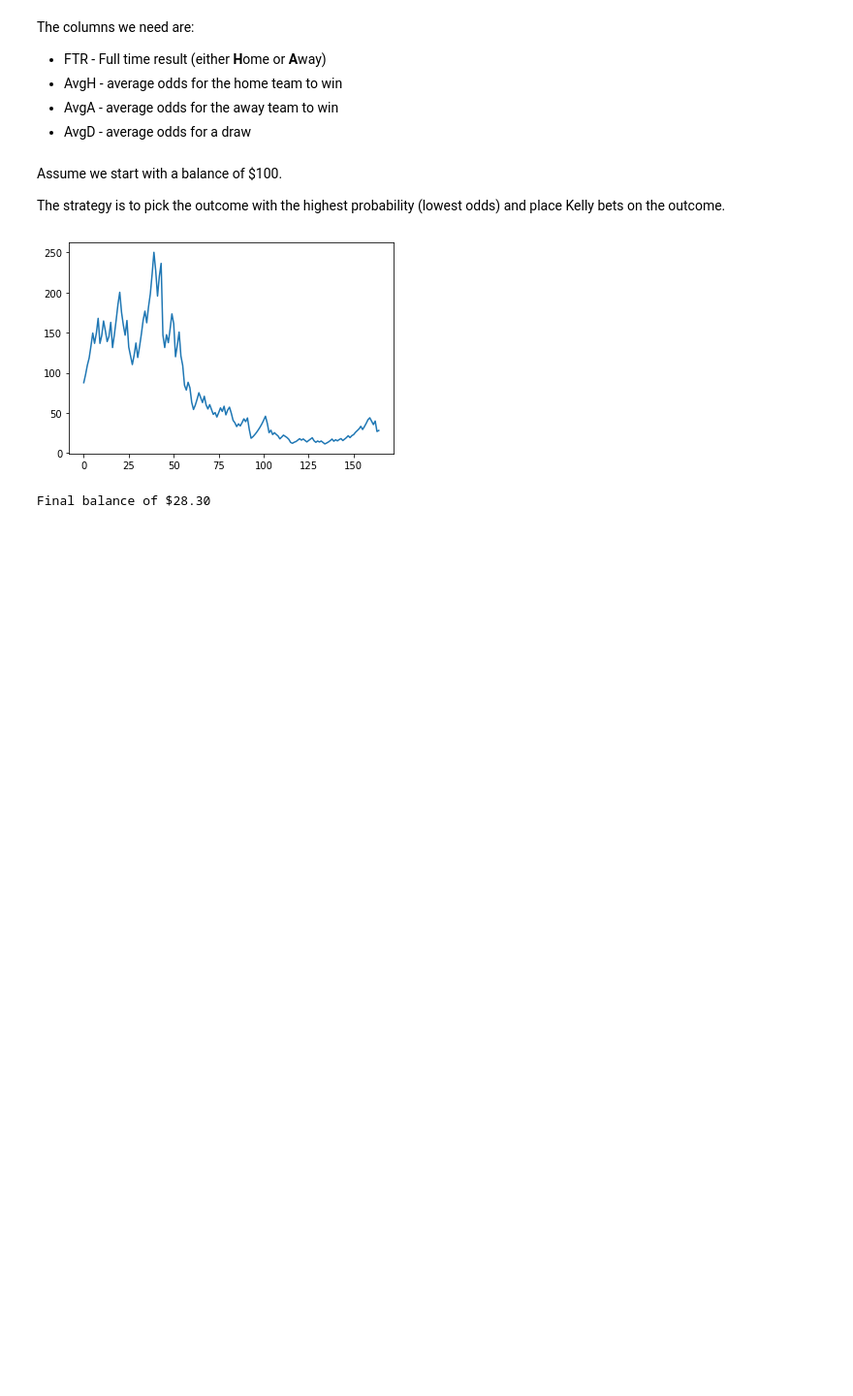
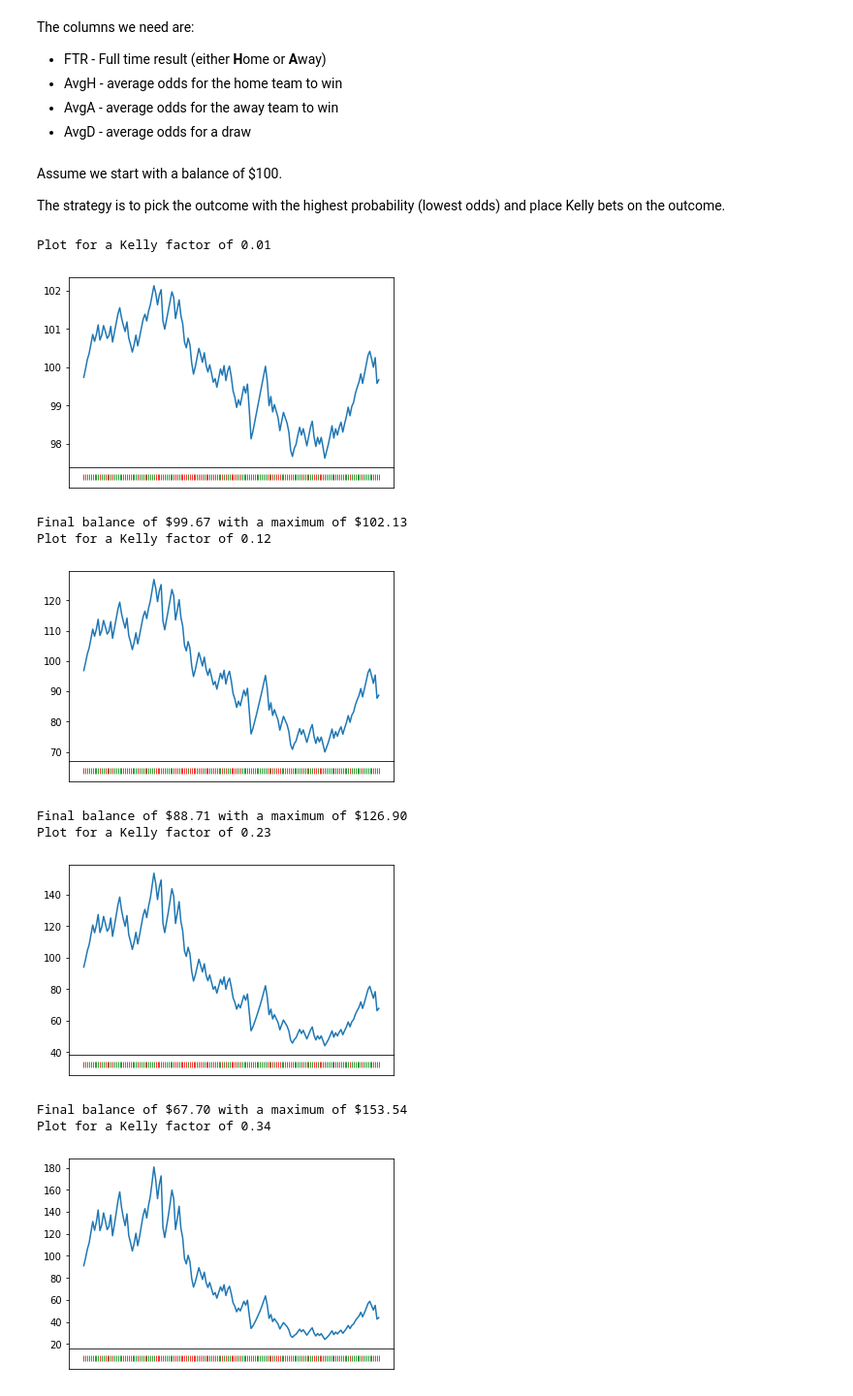
Before and after one commit to nerrma/betting-backtest, a Jupyter notebook: kelly_backtest.ipynb, the cells around one changed output. Shown at 97% size. Drawn from its saved outputs; the diff is of its cells as text; code cells hidden in the pictures; blank space fills up the shorter version.

Commit message:
Add plots and factor of Kelly criterion

```diff
--- a/kelly_backtest.ipynb
+++ b/kelly_backtest.ipynb
@@ -23,7 +15,8 @@ The columns we need are:
 - AvgA - average odds for the away team to win
 - AvgD - average odds for a draw
 # %%
-o_cols = ['FTR', 'AvgH', 'AvgA', 'AvgD']
+#o_cols = ['FTR', 'AvgH', 'AvgA', 'AvgD']
+o_cols = ['FTR', 'B365H', 'B365A', 'B365D']
 df = df.filter(o_cols)
 # %% [markdown]
 Assume we start with a balance of $100.
@@ -64,8 +76,21 @@ for i, row in df.iterrows():
-# %%
-plt.plot(bal_history)
-plt.show()
-
-print(f"Final balance of ${bal:.2f}")
-# %% [output]
-[figure, removed]
-Final balance of $28.30
+# %%
+factors = np.linspace(0.01, 1, 10)
+bals = np.empty(len(factors))
+
+for i in range(len(factors)):
+    print(f"Plot for a Kelly factor of {factors[i]:.2f}")
+    bals[i] = run_kelly(factors[i], True)
+
+plt.plot(factors, bals)
+# %% [output]
+Plot for a Kelly factor of 0.01
+[figure, added]
+Final balance of $99.67 with a maximum of $102.13
+Plot for a Kelly factor of 0.12
+[figure, added]
+Final balance of $88.71 with a maximum of $126.90
+Plot for a Kelly factor of 0.23
+[figure, added]
+Final balance of $67.70 with a maximum of $153.54
+Plot for a Kelly factor of 0.34
+[figure, added]
```
Also changed, not shown: parts of 3 cells of this notebook.
